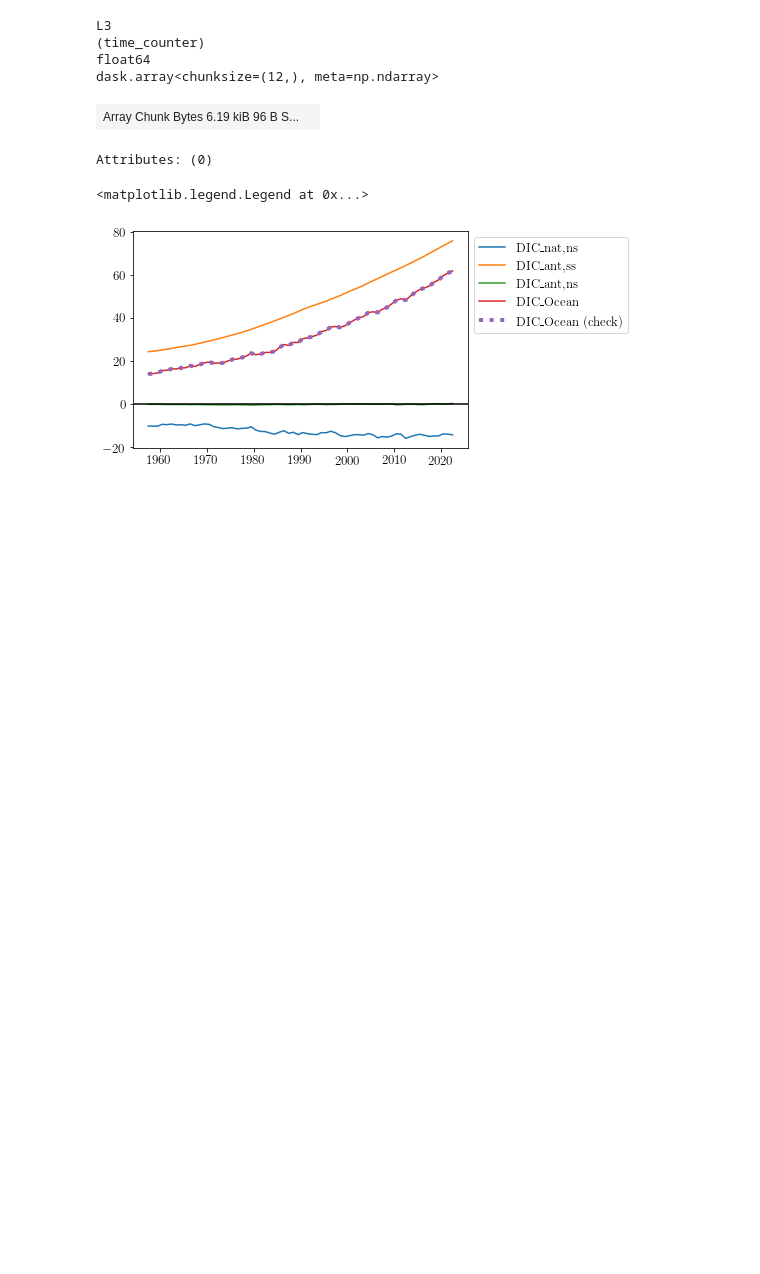
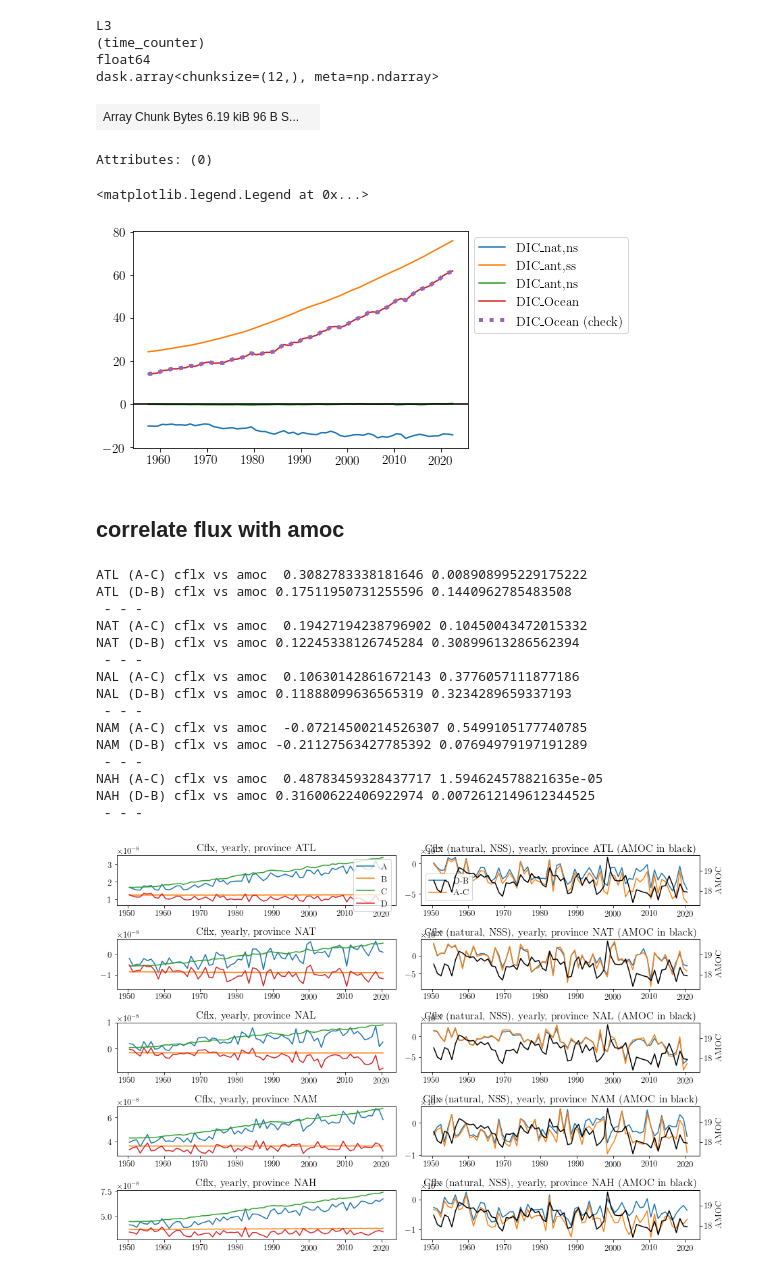
Before and after one commit to tjarnikova/AMOC-PLANKTOM, a Jupyter notebook: carbon-content-atl.ipynb, the cells around one changed output. Cells and saved outputs as stored; diff of their text form; code cells hidden in the pictures; blank space fills up the shorter version.

```diff
--- a/carbon-content-atl.ipynb
+++ b/carbon-content-atl.ipynb
@@ -560,3 +560,5 @@ plt.legend(bbox_to_anchor = [1,1])
 # %% [output]
 <matplotlib.legend.Legend at 0x...>
 [figure]
+# %% [markdown]
+## correlate flux with amoc
@@ -562,0 +587,78 @@ plt.legend(bbox_to_anchor = [1,1])
+# %%
+from scipy.stats import pearsonr
+
+RVA0_amoc = xr.open_dataset('/gpfs/home/mep22dku/scratch/AMOC-PLANKTOM/data/AMOC_TOM12_TJ_RVA0_1945-2022.nc')
+RVA0_vyrez = RVA0_amoc.sel(TIME=slice(f'1950-01-01', f'2020-12-31'))
+
+provs = ['ATL','NAT','NAL','NAM','NAH']
+
+
+fact = 1.1
+fig, axs = plt.subplots(5,2, figsize=(12*fact, 8*fact), facecolor='w', edgecolor='k')
+axs = axs.ravel()
+
+for p in range(0,5):
+    tprov = provs[p]
+
+    A_cflx = A_diad.regmeanf.sel(varf = 'Cflx').sel(prov = tprov)
+    B_cflx = B_diad.regmeanf.sel(varf = 'Cflx').sel(prov = tprov)
+    C_cflx = C_diad.regmeanf.sel(varf = 'Cflx').sel(prov = tprov)
+    D_cflx = D_diad.regmeanf.sel(varf = 'Cflx').sel(prov = tprov)
+    axs[p*2].plot(A_cflx.time_counter.groupby('time_counter.year').mean(), \
+             A_cflx.groupby('time_counter.year').mean(), label = 'A')
+    axs[p*2].plot(A_cflx.time_counter.groupby('time_counter.year').mean(), \
+             B_cflx.groupby('time_counter.year').mean(), label = 'B')
+    axs[p*2].plot(A_cflx.time_counter.groupby('time_counter.year').mean(), \
+             C_cflx.groupby('time_counter.year').mean(), label = 'C')
+    axs[p*2].plot(A_cflx.time_counter.groupby('time_counter.year').mean(), \
+             D_cflx.groupby('time_counter.year').mean(), label = 'D')
+
+    axs[p*2].set_title(F'Cflx, yearly, province {tprov}')
+    axs[0].legend(loc = 'best')
+
+    #D-B, C-A
+    axs[p*2+1].plot(D_cflx.time_counter.groupby('time_counter.year').mean(), \
+             (D_cflx.groupby('time_counter.year').mean() - B_cflx.groupby('time_counter.year').mean()),\
+            label = 'D-B')
+    axs[p*2+1].plot(D_cflx.time_counter.groupby('time_counter.year').mean(), \
+         (A_cflx.groupby('time_counter.year').mean() - C_cflx.groupby('time_counter.year').mean()),\
+        label = 'A-C')
+
+    tval1 = (A_cflx.groupby('time_counter.year').mean() - C_cflx.groupby('time_counter.year').mean()).values
+    tval2 = (D_cflx.groupby('time_counter.year').mean() - B_cflx.groupby('time_counter.year').mean()).values
+
+    amoc = RVA0_vyrez.AMOC.groupby('TIME.year').mean()
+    correlation_coefficient, pv = pearsonr(amoc, tval1)
+    correlation_coefficient2, pv2 = pearsonr(amoc, tval2)
+    print(f'{tprov} (A-C) cflx vs amoc  {correlation_coefficient} {pv}')
+    print(f'{tprov} (D-B) cflx vs amoc {correlation_coefficient2} {pv2}')
+    print(' - - - ')
+
+    axb1 = axs[p*2+1]
+    axb = axb1.twinx()
+    axb.plot(RVA0_vyrez.TIME.groupby('TIME.year').mean(),\
+             RVA0_vyrez.AMOC.groupby('TIME.year').mean(), 'k-', label = 'AMOC' )  # 'b-' means blue solid line
+    axb.set_ylabel('AMOC', color='k')
+    axs[p*2+1].set_title(f'Cflx (natural, NSS), yearly, province {tprov} (AMOC in black)')
+
+
+    axs[1].legend()
+
+plt.tight_layout()
+# %% [output]
+ATL (A-C) cflx vs amoc  0.3082783338181646 0.008908995229175222
+ATL (D-B) cflx vs amoc 0.17511950731255596 0.1440962785483508
+ - - -
+NAT (A-C) cflx vs amoc  0.19427194238796902 0.10450043472015332
+NAT (D-B) cflx vs amoc 0.12245338126745284 0.30899613286562394
+ - - -
+NAL (A-C) cflx vs amoc  0.10630142861672143 0.3776057111877186
+NAL (D-B) cflx vs amoc 0.11888099636565319 0.3234289659337193
+ - - -
+NAM (A-C) cflx vs amoc  -0.07214500214526307 0.5499105177740785
+NAM (D-B) cflx vs amoc -0.21127563427785392 0.07694979197191289
+ - - -
+NAH (A-C) cflx vs amoc  0.48783459328437717 1.594624578821635e-05
+NAH (D-B) cflx vs amoc 0.31600622406922974 0.0072612149612344525
+ - - -
+[figure, added]
```
Also changed, not shown: parts of 3 cells of this notebook, 15 other files.
